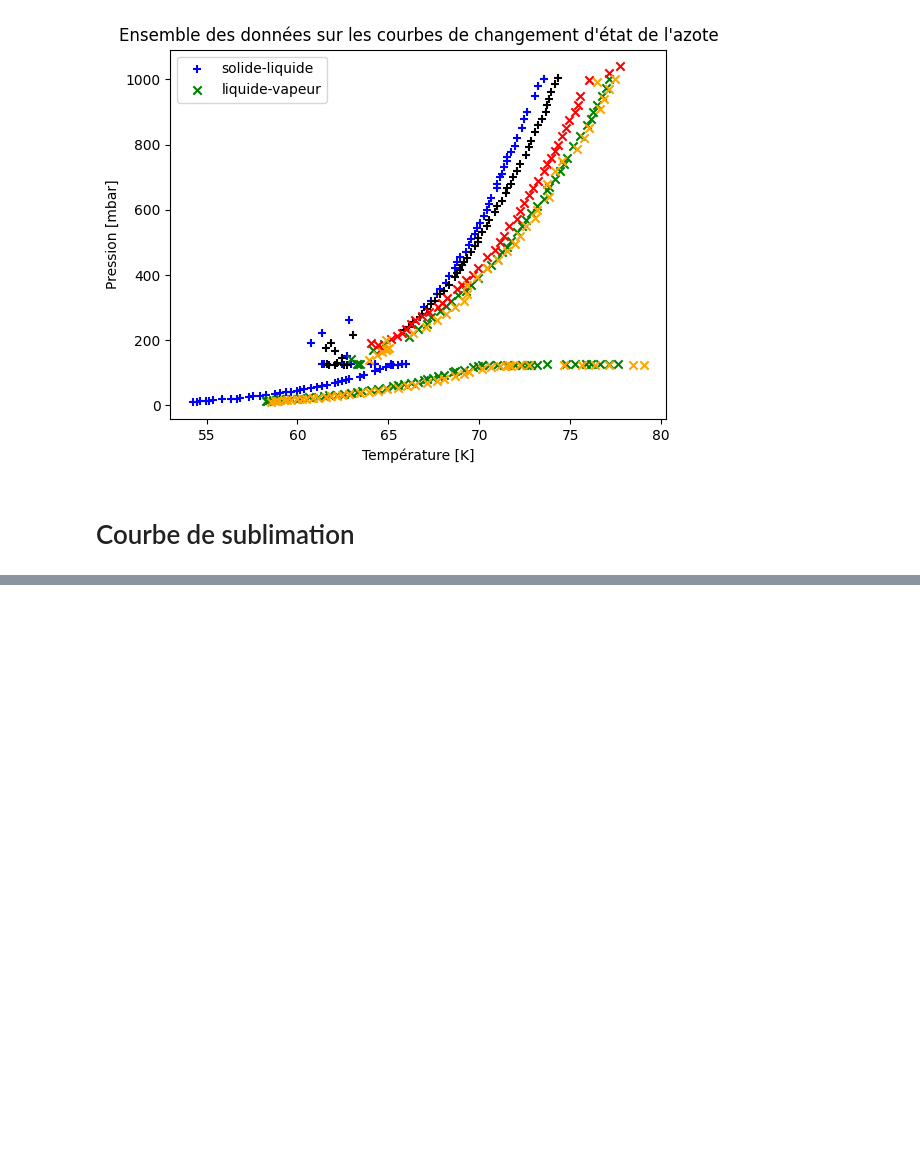
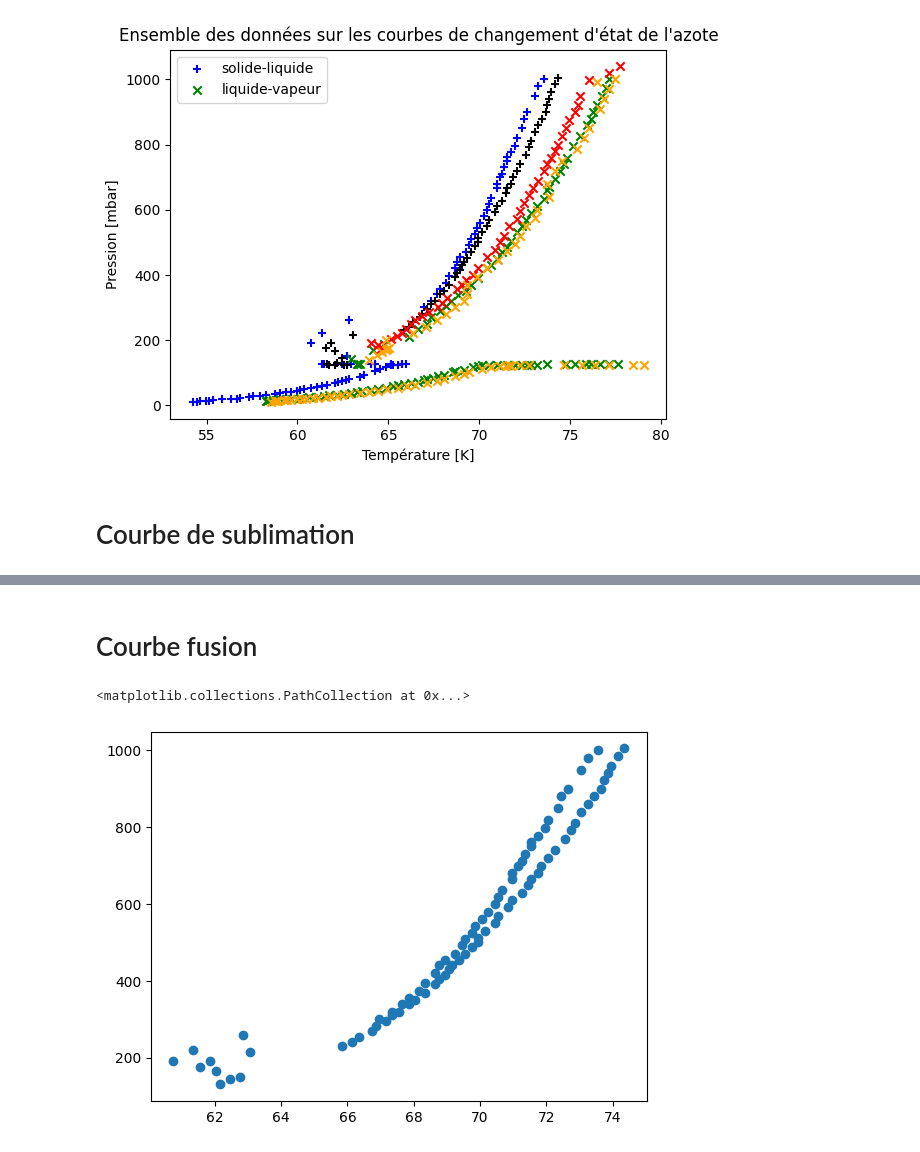
Before and after one commit to TomVdt/TPII-rapports, a Jupyter notebook: 02-K14-point-triple-azote/analyse/exp2.ipynb, the cells around one changed output, grey strips where cells are left out. Saved outputs shown, nothing was run; the diff lists cells and outputs as text; code cells hidden in the pictures; blank space fills up the shorter version.

```diff
--- a/02-K14-point-triple-azote/analyse/exp2.ipynb
+++ b/02-K14-point-triple-azote/analyse/exp2.ipynb
@@ -58,0 +66,9 @@ plt.scatter(sublim[:,0], sublim[:,1])
+# %% [markdown]
+# Courbe fusion
+# %%
+fusion_raw = np.concatenate([data_1, data_3])
+fusion = fusion_raw[fusion_raw[:,1] > 128]
+plt.scatter(fusion[:,0], fusion[:,1])
+# %% [output]
+<matplotlib.collections.PathCollection at 0x...>
+[figure, added]
```
Also changed, not shown: parts of 10 cells of this notebook.
